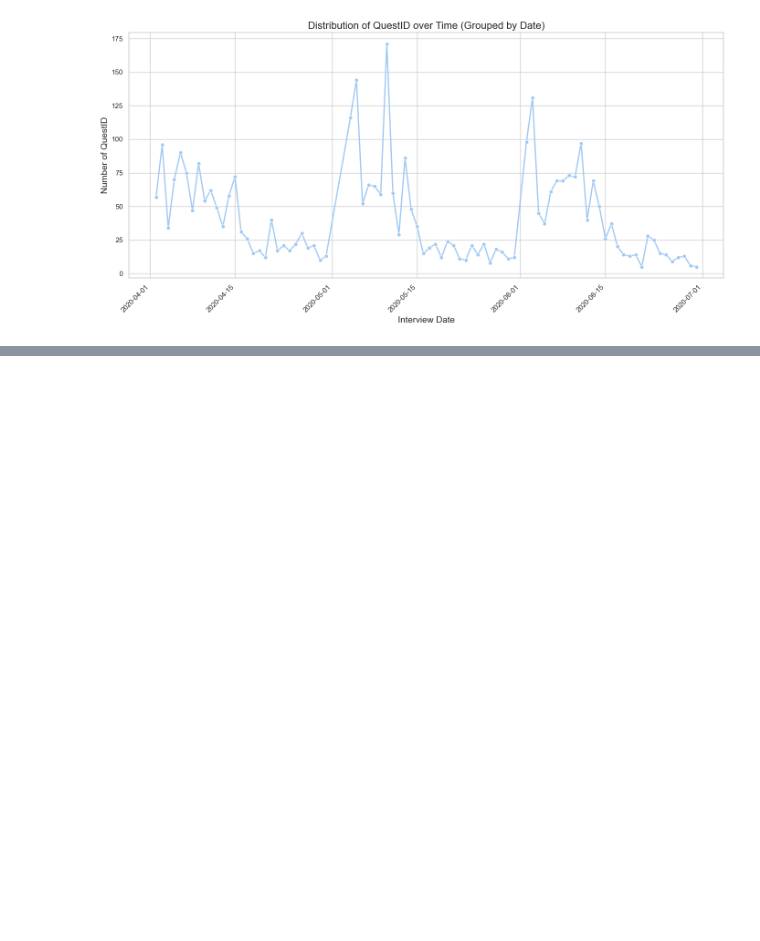
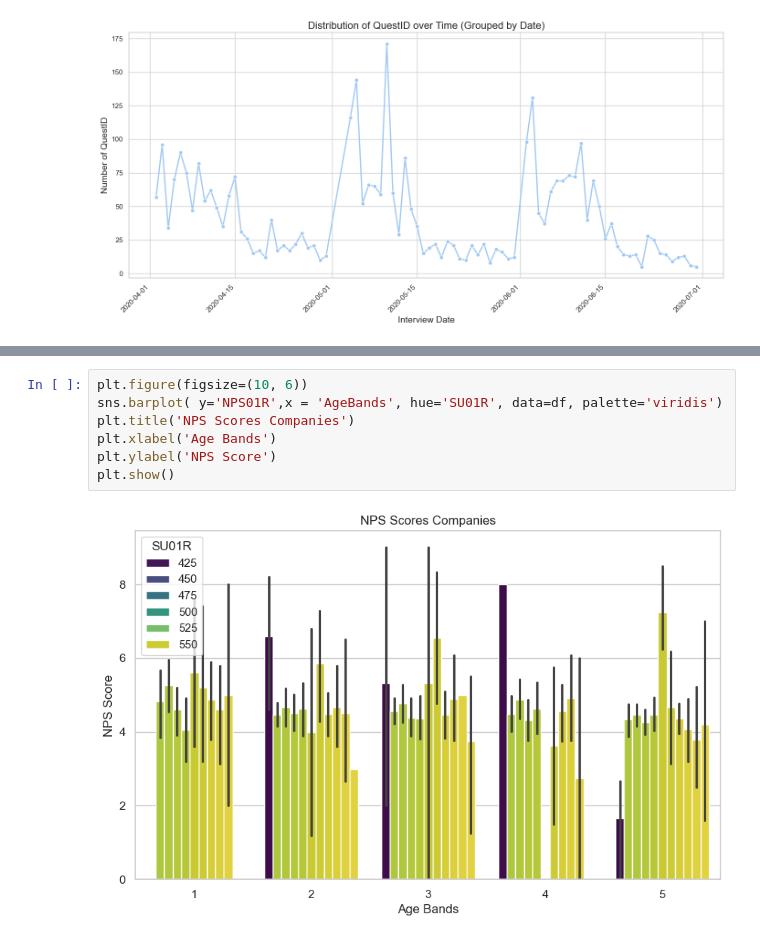
Before and after one commit to Skronski/cases, a Jupyter notebook: EON/00_programs/notebook.ipynb, the cells around one changed output, grey strips where cells are left out. Cells and saved outputs as stored; diff of their text form; blank space fills up the shorter version.

```diff
--- a/EON/00_programs/notebook.ipynb
+++ b/EON/00_programs/notebook.ipynb
@@ -114,0 +164,9 @@ plt.show()
+# %%
+plt.figure(figsize=(10, 6))
+sns.barplot( y='NPS01R',x = 'AgeBands', hue='SU01R', data=df, palette='viridis')
+plt.title('NPS Scores Companies')
+plt.xlabel('Age Bands')
+plt.ylabel('NPS Score')
+plt.show()
+# %% [output]
+[figure, added]
```
Also changed, not shown: parts of 6 cells of this notebook.
